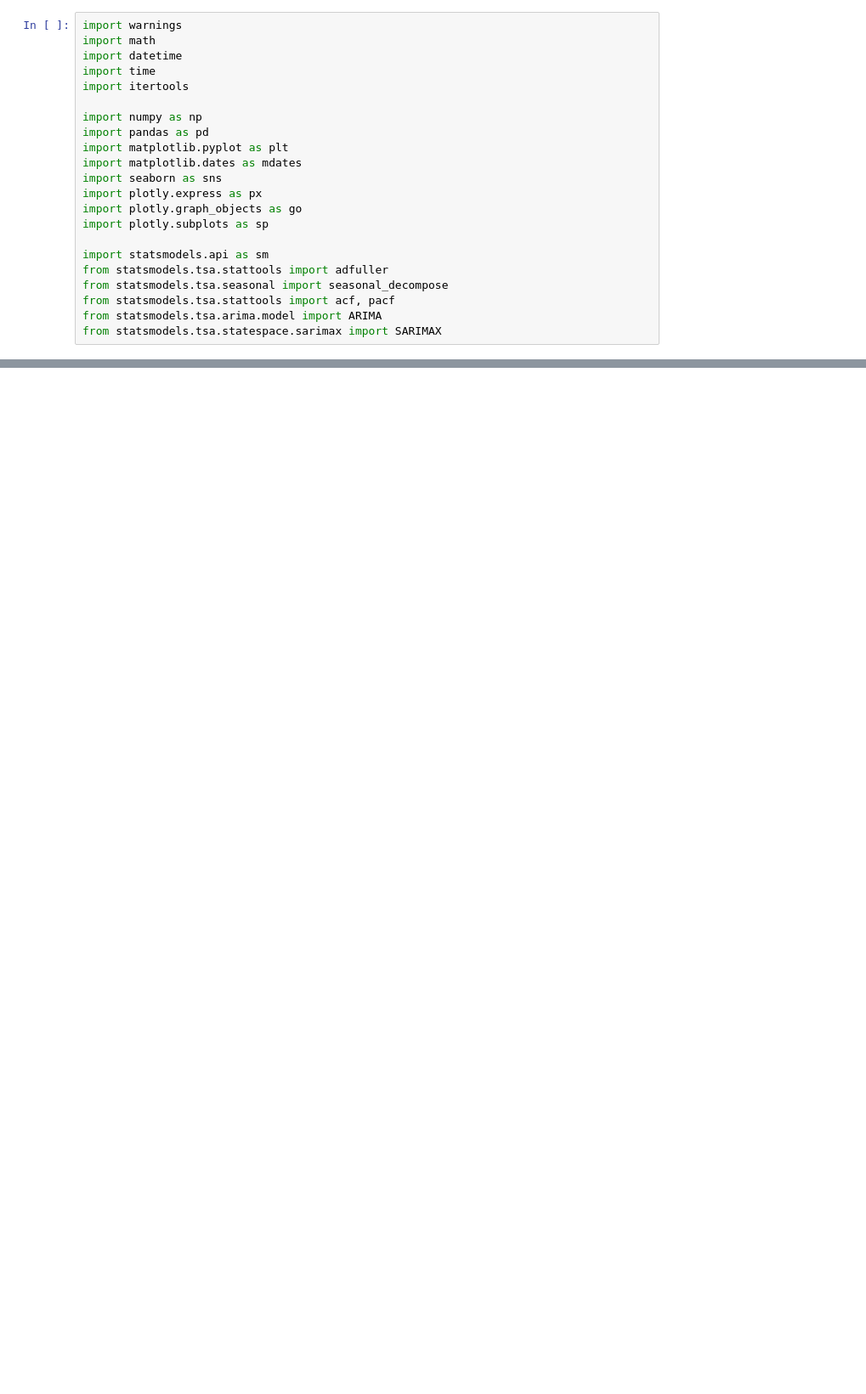
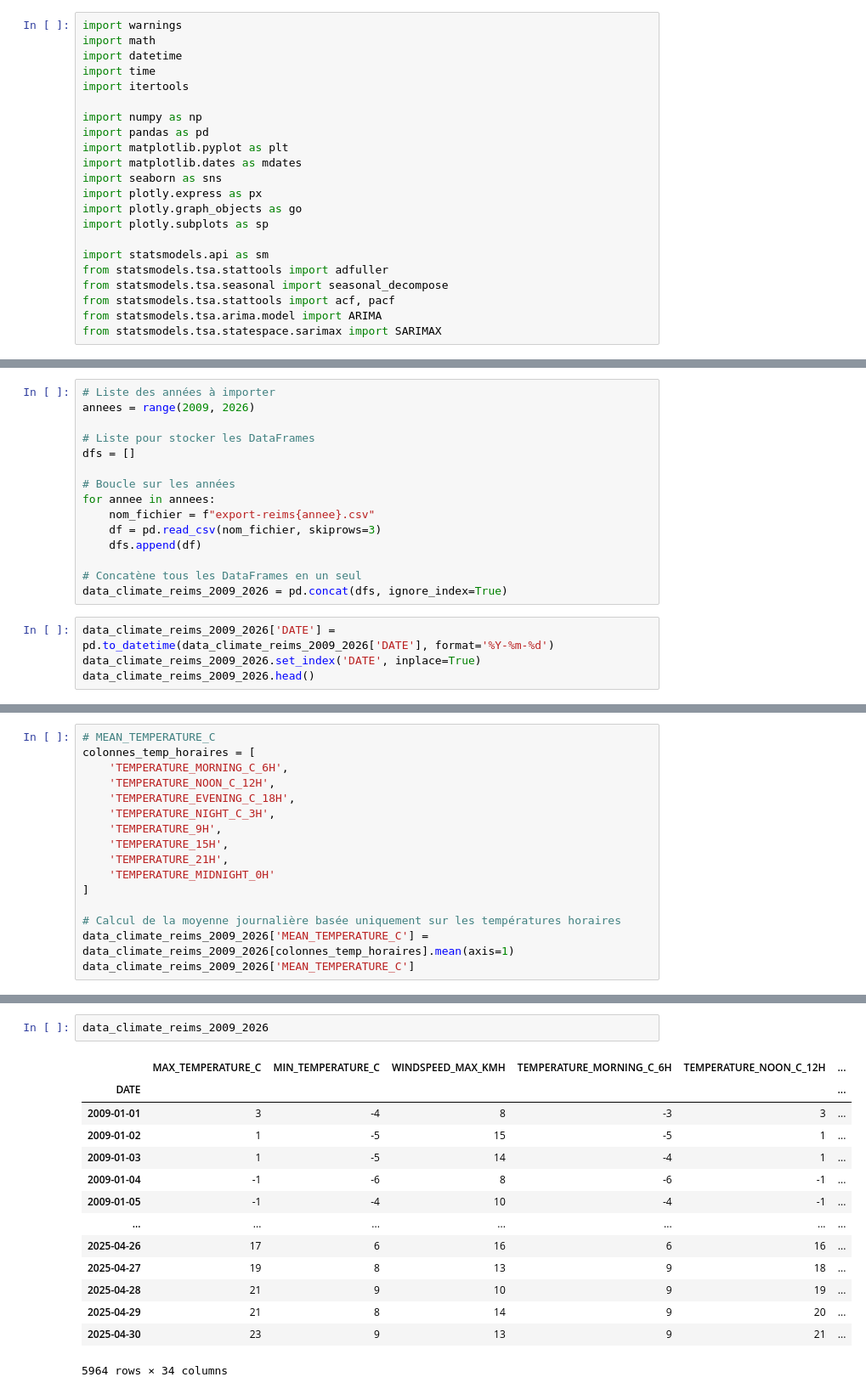
Before and after one commit to kubit07/data_analyse_DRIAS, a Jupyter notebook: data_analyse_DRIAS.ipynb, the cells around one changed output, grey strips where cells are left out. Shown: that part at 85% size. Cells and saved outputs as stored; diff of their text form; blank space fills up the shorter version.

```diff
--- a/data_analyse_DRIAS.ipynb
+++ b/data_analyse_DRIAS.ipynb
@@ -76,0 +156,19 @@ data_rcp_26
+# %%
+# Liste des années à importer
+annees = range(2009, 2026)
+
+# Liste pour stocker les DataFrames
+dfs = []
+
+# Boucle sur les années
+for annee in annees:
+    nom_fichier = f"export-reims{annee}.csv"
+    df = pd.read_csv(nom_fichier, skiprows=3)
+    dfs.append(df)
+
+# Concatène tous les DataFrames en un seul
+data_climate_reims_2009_2026 = pd.concat(dfs, ignore_index=True)
+# %%
+data_climate_reims_2009_2026['DATE'] = pd.to_datetime(data_climate_reims_2009_2026['DATE'], format='%Y-%m-%d')
+data_climate_reims_2009_2026.set_index('DATE', inplace=True)
+data_climate_reims_2009_2026.head()
@@ -76,0 +184,16 @@ data_rcp_26
+# %%
+# MEAN_TEMPERATURE_C
+colonnes_temp_horaires = [
+    'TEMPERATURE_MORNING_C_6H',
+    'TEMPERATURE_NOON_C_12H',
+    'TEMPERATURE_EVENING_C_18H',
+    'TEMPERATURE_NIGHT_C_3H',
+    'TEMPERATURE_9H',
+    'TEMPERATURE_15H',
+    'TEMPERATURE_21H',
+    'TEMPERATURE_MIDNIGHT_0H'
+]
+
+# Calcul de la moyenne journalière basée uniquement sur les températures horaires
+data_climate_reims_2009_2026['MEAN_TEMPERATURE_C'] = data_climate_reims_2009_2026[colonnes_temp_horaires].mean(axis=1)
+data_climate_reims_2009_2026['MEAN_TEMPERATURE_C']
@@ -76,0 +214,17 @@ data_rcp_26
+# %%
+data_climate_reims_2009_2026
+# %% [output]
+|  | MAX_TEMPERATURE_C | MIN_TEMPERATURE_C | WINDSPEED_MAX_KMH | TEMPERATURE_MORNING_C_6H | TEMPERATURE_NOON_C_12H | ... |
+| DATE |  |  |  |  |  | ... |
+| 2009-01-01 | 3 | -4 | 8 | -3 | 3 | ... |
+| 2009-01-02 | 1 | -5 | 15 | -5 | 1 | ... |
+| 2009-01-03 | 1 | -5 | 14 | -4 | 1 | ... |
+| 2009-01-04 | -1 | -6 | 8 | -6 | -1 | ... |
+| 2009-01-05 | -1 | -4 | 10 | -4 | -1 | ... |
+| ... | ... | ... | ... | ... | ... | ... |
+| 2025-04-26 | 17 | 6 | 16 | 6 | 16 | ... |
+| 2025-04-27 | 19 | 8 | 13 | 9 | 18 | ... |
+| 2025-04-28 | 21 | 9 | 10 | 9 | 19 | ... |
+| 2025-04-29 | 21 | 8 | 14 | 9 | 20 | ... |
+| 2025-04-30 | 23 | 9 | 13 | 9 | 21 | ... |
+5964 rows × 34 columns
```
Also changed, not shown: parts of 8 cells of this notebook, 17 other files.
